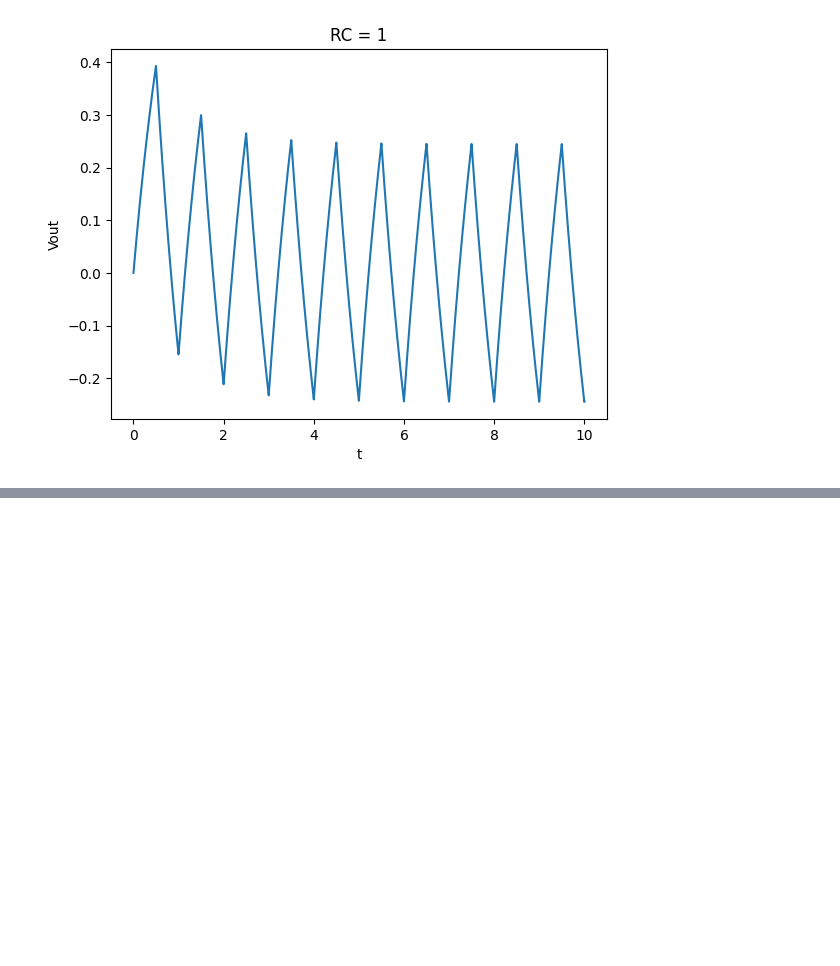
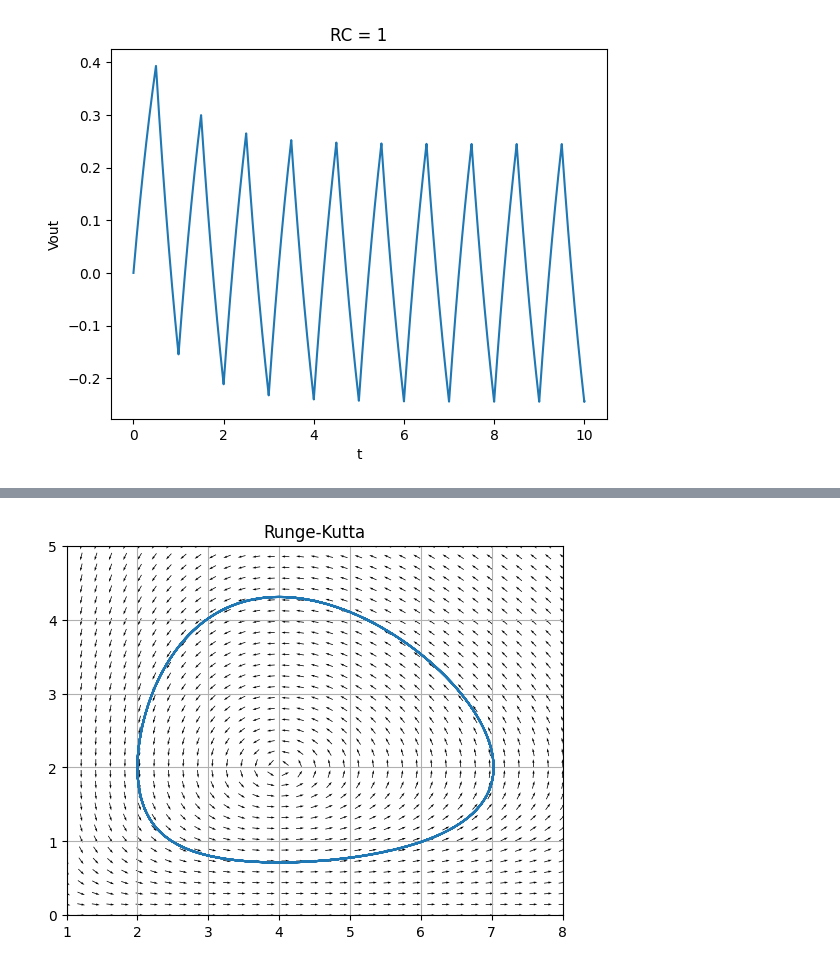
Before and after one commit to HarVazCo/FComputacional, a Jupyter notebook: Tareas/Tarea6/Tarea6.ipynb, the cells around one changed output, grey strips where cells are left out. Cells and saved outputs as stored; diff of their text form; code cells hidden in the pictures; blank space fills up the shorter version.

```diff
--- a/Tareas/Tarea6/Tarea6.ipynb
+++ b/Tareas/Tarea6/Tarea6.ipynb
@@ -133,0 +291,8 @@ $$\dfrac{dy}{dt} = \gamma xy-\delta y.$$
+# %%
+# Graficamos el espacio fase y em campo de pendientes
+lotka = ['(alpha * X) - (beta * X * Y)','(gamma * X * Y) - (delta * Y)']
+campPend(lotka, xran=[1, 8], yran=[0, 5])
+plt.plot(X,Y)
+plt.title('Runge-Kutta');
+# %% [output]
+[figure, added]
```
Also changed, not shown: parts of 51 cells of this notebook.
